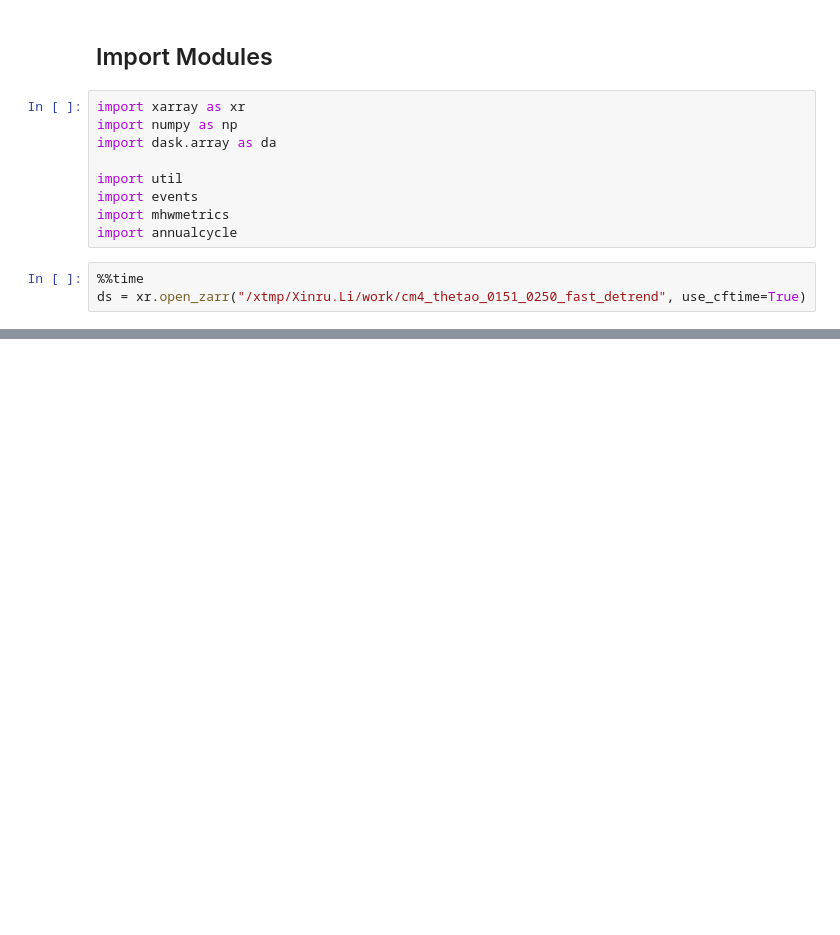
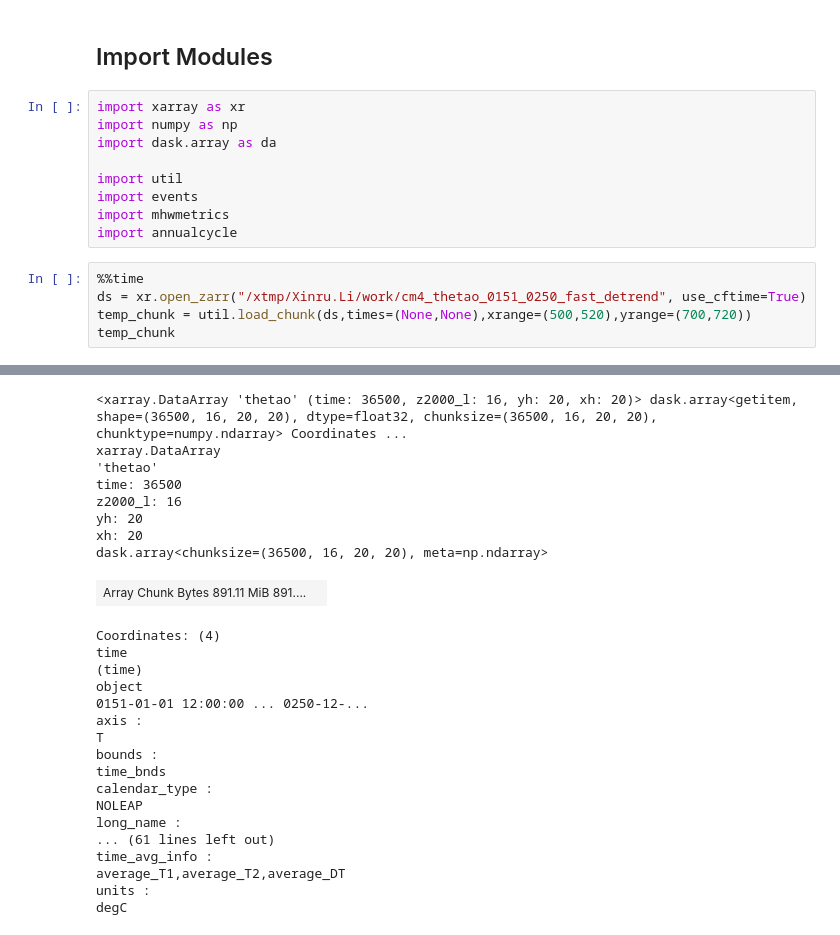
Before and after one commit to jkrasting/xssmhw, a Jupyter notebook: xssmhw_workflow.ipynb, the cells around one changed output, grey strips where cells are left out. Drawn from its saved outputs; the diff is of its cells as text; blank space fills up the shorter version.

```diff
--- a/xssmhw_workflow.ipynb
+++ b/xssmhw_workflow.ipynb
@@ -65,3 +65,6 @@ import annualcycle
 # %%
 %%time
 ds = xr.open_zarr("/xtmp/Xinru.Li/work/cm4_thetao_0151_0250_fast_detrend", use_cftime=True)
+temp_chunk = util.load_chunk(ds,times=(None,None),xrange=(500,520),yrange=(700,720))
+temp_chunk
+# %% [output]
@@ -68,3 +73,29 @@ ds = xr.open_zarr("/xtmp/Xinru.Li/work/cm4_thetao_0151_0250_fast_detrend", use_c
+<xarray.DataArray 'thetao' (time: 36500, z2000_l: 16, yh: 20, xh: 20)> dask.array<getitem, shape=(36500, 16, 20, 20), dtype=float32, chunksize=(36500, 16, 20, 20), chunktype=numpy.ndarray> Coordinates ...
+xarray.DataArray
+'thetao'
+time: 36500
+z2000_l: 16
+yh: 20
+xh: 20
+dask.array<chunksize=(36500, 16, 20, 20), meta=np.ndarray>
+| Array Chunk Bytes 891.11 MiB 891.... |  |
+Coordinates: (4)
+time
+(time)
+object
+0151-01-01 12:00:00 ... 0250-12-...
+axis :
+T
+bounds :
+time_bnds
+calendar_type :
+NOLEAP
+long_name :
+... (61 lines left out)
+time_avg_info :
+average_T1,average_T2,average_DT
+units :
+degC
 # %%
 %%time
 def process_chunk(temp_chunk):
```
Also changed, not shown: parts of 16 cells of this notebook.
